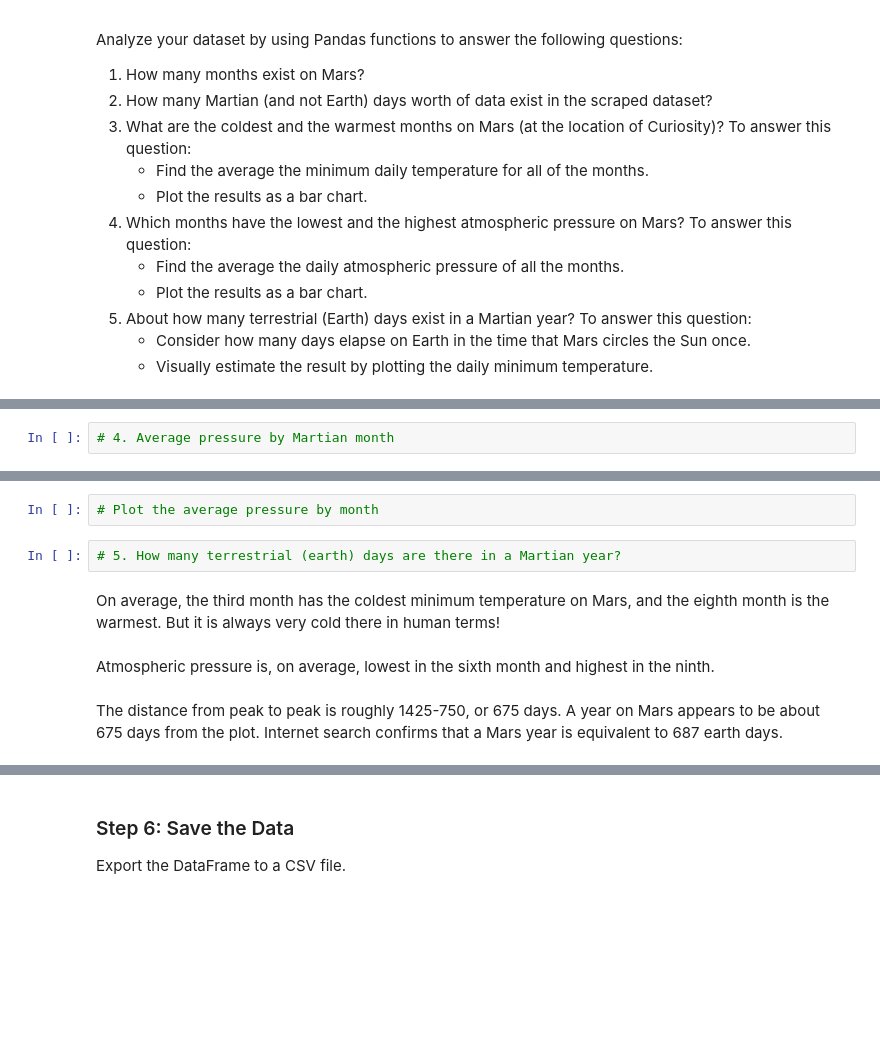
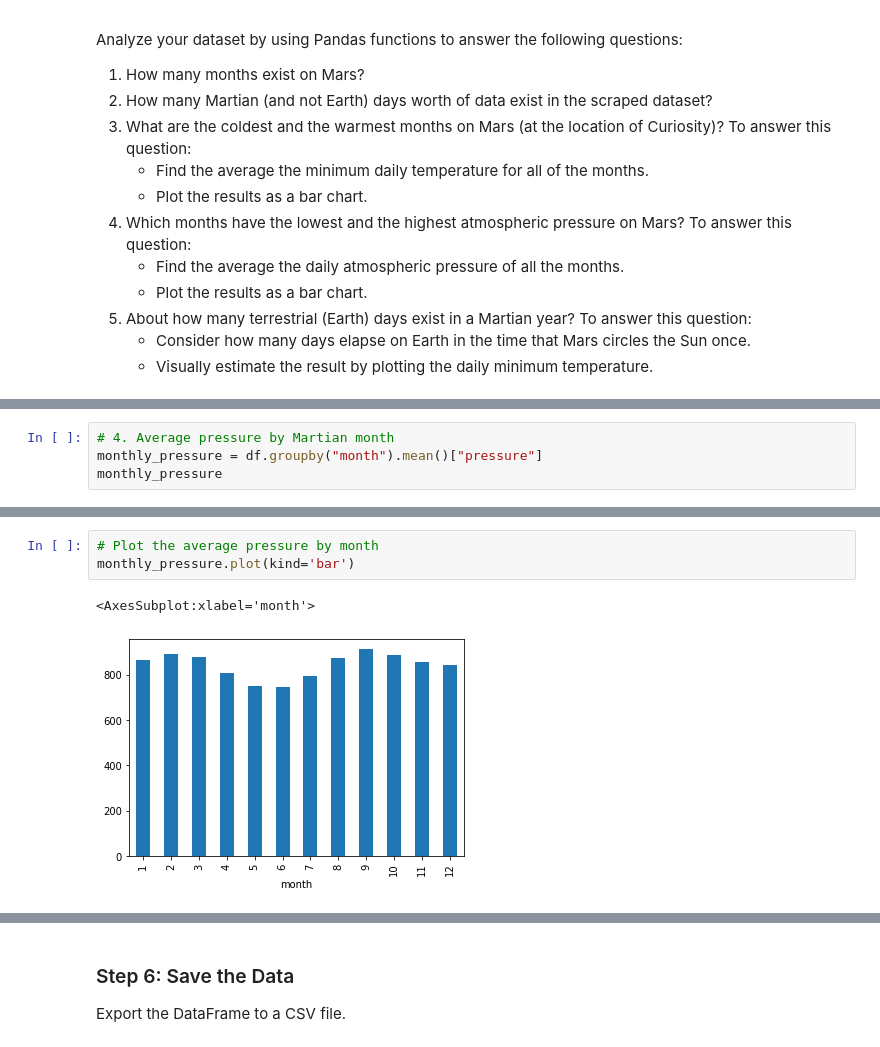
Before and after one commit to lilphonsdale/scraping-challenge, a Jupyter notebook: part_2_mars_weather.ipynb, the cells around one changed output, grey strips where cells are left out. Drawn from its saved outputs; the diff is of its cells as text; blank space fills up the shorter version.

```diff
--- a/part_2_mars_weather.ipynb
+++ b/part_2_mars_weather.ipynb
@@ -165,2 +221,4 @@ Analyze your dataset by using Pandas functions to answer the following questions
 # %%
 # 4. Average pressure by Martian month
+monthly_pressure = df.groupby("month").mean()["pressure"]
+monthly_pressure
@@ -167,10 +240,6 @@ Analyze your dataset by using Pandas functions to answer the following questions
 # %%
 # Plot the average pressure by month
+monthly_pressure.plot(kind='bar')
+# %% [output]
+<AxesSubplot:xlabel='month'>
+[figure, added]
-# %%
-# 5. How many terrestrial (earth) days are there in a Martian year?
-# %% [markdown]
-On average, the third month has the coldest minimum temperature on Mars, and the eighth month is the warmest. But it is always very cold there in human terms!
-# %% [markdown]
-Atmospheric pressure is, on average, lowest in the sixth month and highest in the ninth.
-# %% [markdown]
-The distance from peak to peak is roughly 1425-750, or 675 days. A year on Mars appears to be about 675 days from the plot. Internet search confirms that a Mars year is equivalent to 687 earth days.
```
Also changed, not shown: parts of 15 cells of this notebook, 1 other file.
